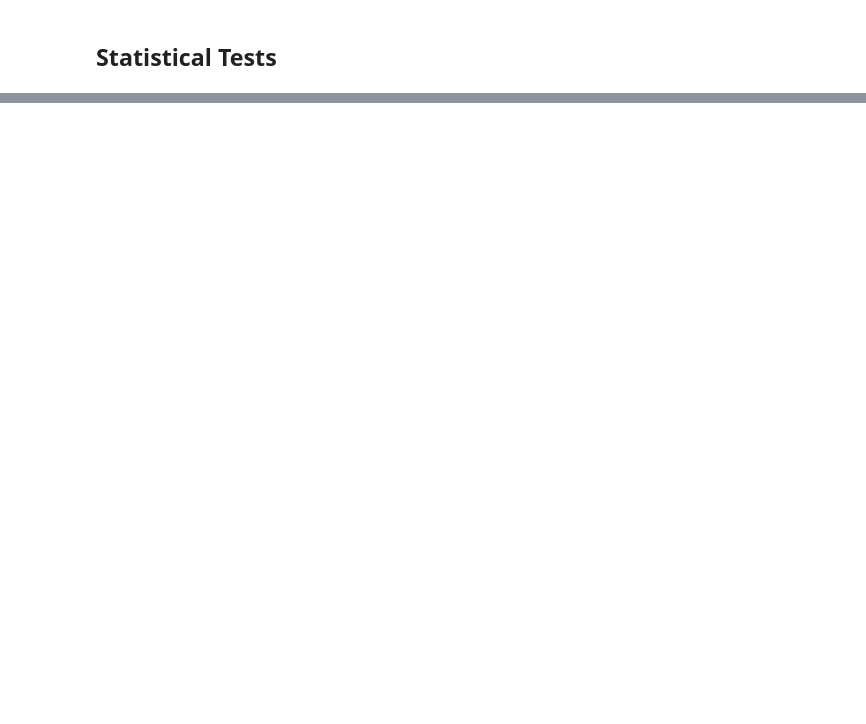
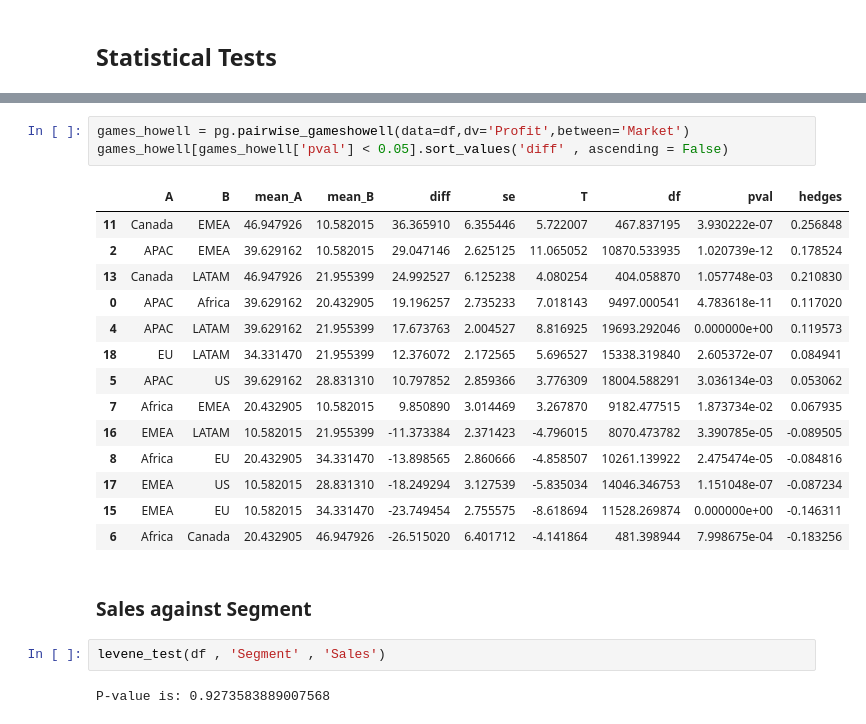
Before and after one commit to bahram0111/bootcamp-store-analytics, a Jupyter notebook: EDA_Bahram.ipynb, the cells around one changed output, grey strips where cells are left out. Cells and saved outputs as stored; diff of their text form; blank space fills up the shorter version.

```diff
--- a/EDA_draft.ipynb
+++ b/EDA_Bahram.ipynb
@@ -561,0 +749,24 @@ corr_heatmap(df[numeric_columns])
+# %%
+games_howell = pg.pairwise_gameshowell(data=df,dv='Profit',between='Market')
+games_howell[games_howell['pval'] < 0.05].sort_values('diff' , ascending = False)
+# %% [output]
+|  | A | B | mean_A | mean_B | diff | se | T | df | pval | hedges |
+| 11 | Canada | EMEA | 46.947926 | 10.582015 | 36.365910 | 6.355446 | 5.722007 | 467.837195 | 3.930222e-07 | 0.256848 |
+| 2 | APAC | EMEA | 39.629162 | 10.582015 | 29.047146 | 2.625125 | 11.065052 | 10870.533935 | 1.020739e-12 | 0.178524 |
+| 13 | Canada | LATAM | 46.947926 | 21.955399 | 24.992527 | 6.125238 | 4.080254 | 404.058870 | 1.057748e-03 | 0.210830 |
+| 0 | APAC | Africa | 39.629162 | 20.432905 | 19.196257 | 2.735233 | 7.018143 | 9497.000541 | 4.783618e-11 | 0.117020 |
+| 4 | APAC | LATAM | 39.629162 | 21.955399 | 17.673763 | 2.004527 | 8.816925 | 19693.292046 | 0.000000e+00 | 0.119573 |
+| 18 | EU | LATAM | 34.331470 | 21.955399 | 12.376072 | 2.172565 | 5.696527 | 15338.319840 | 2.605372e-07 | 0.084941 |
+| 5 | APAC | US | 39.629162 | 28.831310 | 10.797852 | 2.859366 | 3.776309 | 18004.588291 | 3.036134e-03 | 0.053062 |
+| 7 | Africa | EMEA | 20.432905 | 10.582015 | 9.850890 | 3.014469 | 3.267870 | 9182.477515 | 1.873734e-02 | 0.067935 |
+| 16 | EMEA | LATAM | 10.582015 | 21.955399 | -11.373384 | 2.371423 | -4.796015 | 8070.473782 | 3.390785e-05 | -0.089505 |
+| 8 | Africa | EU | 20.432905 | 34.331470 | -13.898565 | 2.860666 | -4.858507 | 10261.139922 | 2.475474e-05 | -0.084816 |
+| 17 | EMEA | US | 10.582015 | 28.831310 | -18.249294 | 3.127539 | -5.835034 | 14046.346753 | 1.151048e-07 | -0.087234 |
+| 15 | EMEA | EU | 10.582015 | 34.331470 | -23.749454 | 2.755575 | -8.618694 | 11528.269874 | 0.000000e+00 | -0.146311 |
+| 6 | Africa | Canada | 20.432905 | 46.947926 | -26.515020 | 6.401712 | -4.141864 | 481.398944 | 7.998675e-04 | -0.183256 |
+# %% [markdown]
+### Sales against Segment
+# %%
+levene_test(df , 'Segment' , 'Sales')
+# %% [output]
+P-value is: 0.9273583889007568
```
Also changed, not shown: parts of 43 cells of this notebook, 2 other files.
